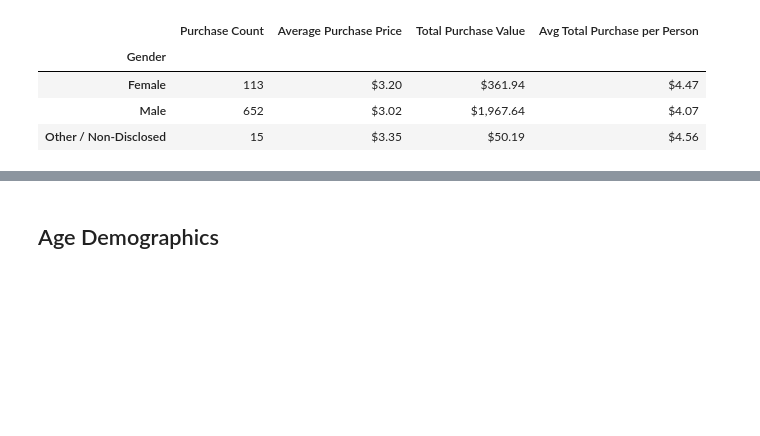
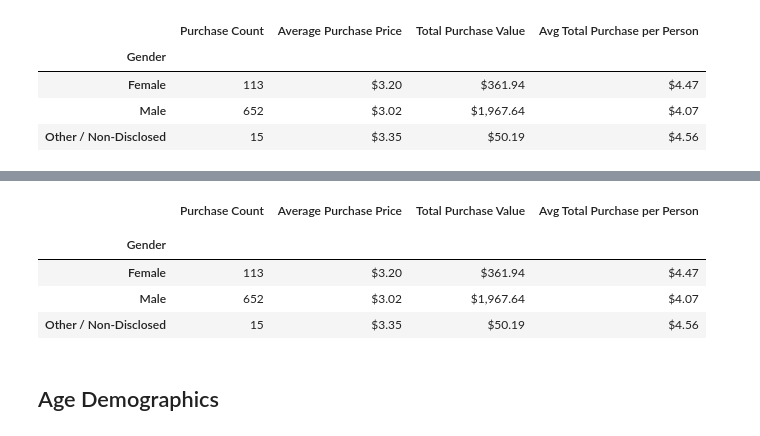
Before and after one commit to MoSeale/BootCamp_HomeWork, a Jupyter notebook: Unit 4 - Pandas/HeroesOfPymoli/HeroesOfPymoli_starter.ipynb, the cells around one changed output, grey strips where cells are left out. Saved outputs shown, nothing was run; the diff lists cells and outputs as text; code cells hidden in the pictures; blank space fills up the shorter version.

Commit message:
Code update
Purchasing Analysis (Gender) complete

```diff
--- a/Unit 4 - Pandas/HeroesOfPymoli/HeroesOfPymoli_starter.ipynb
+++ b/Unit 4 - Pandas/HeroesOfPymoli/HeroesOfPymoli_starter.ipynb
@@ -284,3 +262,88 @@ agg_purchase_data2=grouped_purchase_data.reindex(index)
+# %%
+#Purchase ID	SN	Age	Gender	Item ID	Item Name	Price
+
+# Create a dataframe of the Purchasing File for each unique player
+
+agg_purchase_data=purchase_data.groupby('Gender').agg({"Purchase ID": 'count', "Price": ['mean']})
+agg_purchase_data
+
+
+
+#Reorder index
+#index=["Male","Female", "Other / Non-Disclosed"]
+#agg_purchase_data2=agg_purchase_data.reindex(index)
+
+
+#list(agg_purchase_data.columns)
+# [('Purchase ID', 'count'), ('Price', 'mean'), ('Price', 'sum')]
+
+#Column Rename
+agg_purchase_data2=agg_purchase_data.rename(
+    columns= {'Purchase ID':"Purchase Count",
+              'count':"",
+              "Price":"Average Purchase Price",
+              'mean':"",
+             #"Price":"Total Purchase Value"
+              #'sum':""
+             })
+agg_purchase_data2
+
+#Generate Total Purchase Value (separately since PRice was repeated)
+Total_Purchase_Value=purchase_data.groupby('Gender').agg({"Price": ['sum']})
+Total_Purchase_Value
+Total_Purchase_Value["Price"]['sum']
+
+agg_purchase_data2["Total Purchase Value"]=Total_Purchase_Value["Price"]['sum']
+agg_purchase_data2
+
+#Generate Avg Total Purchase per Person (from the )
+player_grouped_purchase_data=purchase_data.groupby(['Gender','SN'], as_index=False).agg({"Price": ['sum']})
+player_grouped_purchase_data
+
+#Column Rename
+player_grouped_purchase_data=player_grouped_purchase_data.rename(
+    columns= {'Price':"Purchase by Player",
+
+             })
+player_grouped_purchase_data
+
+
+list(player_grouped_purchase_data.columns)
+#player_grouped_purchase_data2 = player_grouped_purchase_data.reset_index()
+player_grouped_purchase_data2=player_grouped_purchase_data.groupby('Gender').mean()
+player_grouped_purchase_data2
+
+#Column Rename
+#player_grouped_purchase_data3=player_grouped_purchase_data2.rename(
+  #  columns= {"Price":"Total Purchase Value"
+ #            })
+
+#player_grouped_purchase_data3
+#Avg_Total_Purchase_per_Person=player_grouped_purchase_data3.groupby("Gender").agg({"Total Purchase Value": ['mean']})
+
+
+#Avg_Total_Purchase_per_Person
+agg_purchase_data2["Avg Total Purchase per Person"]=player_grouped_purchase_data2["Purchase by Player"]['sum']
+agg_purchase_data2
+
+
+#Purchasing Analysis (Gender)
+
+#Formatting
+final_grouped_purchase_data =agg_purchase_data2
+final_grouped_purchase_data["Average Purchase Price"] = final_grouped_purchase_data["Average Purchase Price"].astype(float).map("${:,.2f}".format)
+final_grouped_purchase_data["Total Purchase Value"] = final_grouped_purchase_data["Total Purchase Value"].astype(float).map("${:,.2f}".format)
+final_grouped_purchase_data["Avg Total Purchase per Person"] = final_grouped_purchase_data["Avg Total Purchase per Person"].astype(float).map("${:,.2f}".format)
+
+
+final_grouped_purchase_data
+# %% [output]
+|  | Purchase Count | Average Purchase Price | Total Purchase Value | Avg Total Purchase per Person |
+|  |  |  |  |  |
+| Gender |  |  |  |  |
+| Female | 113 | $3.20 | $361.94 | $4.47 |
+| Male | 652 | $3.02 | $1,967.64 | $4.07 |
+| Other / Non-Disclosed | 15 | $3.35 | $50.19 | $4.56 |
 # %% [markdown]
 ## Age Demographics
 # %% [markdown]
```
Also changed, not shown: parts of 1 cell of this notebook.
